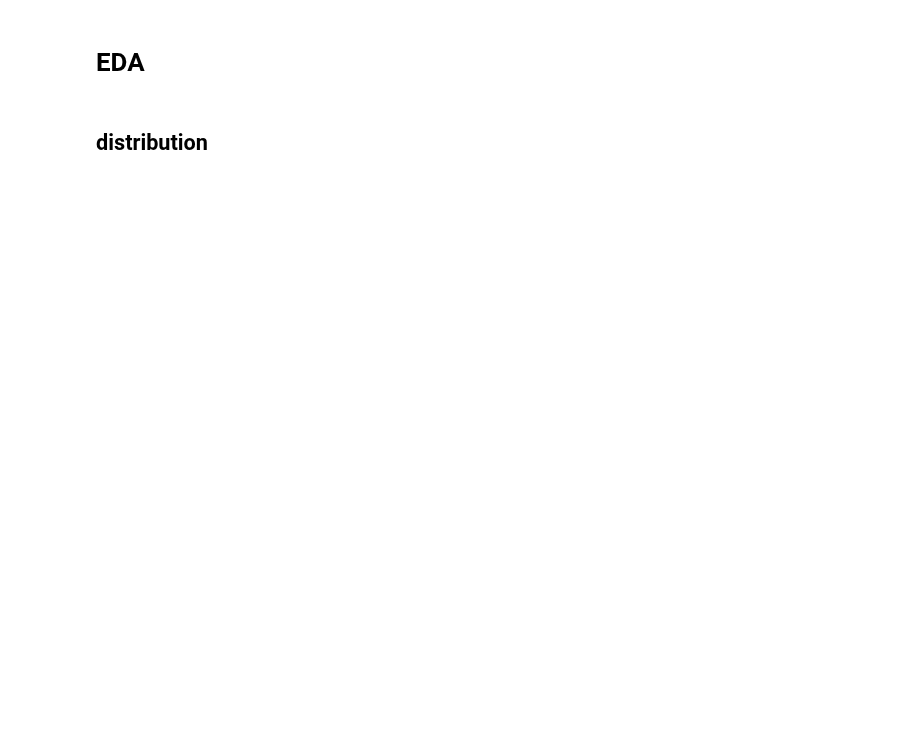
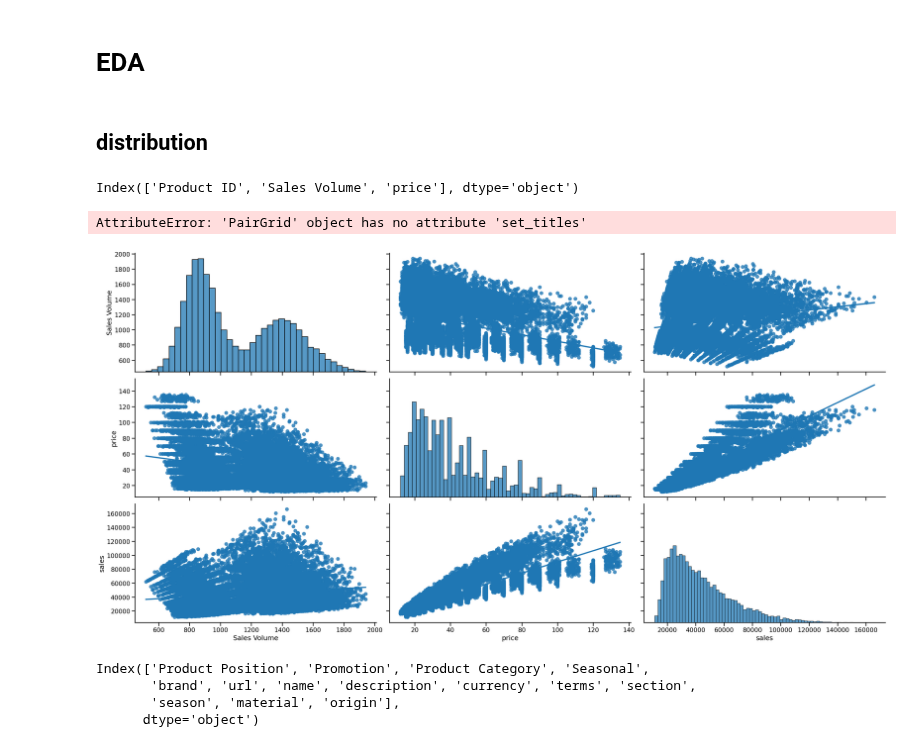
Before and after one commit to tamngm/demokit-megaverse, a Jupyter notebook: notebook/eda_marixe_zara_product_pricing.ipynb, the cells around one changed output. Saved outputs shown, nothing was run; the diff lists cells and outputs as text; code cells hidden in the pictures; blank space fills up the shorter version.

```diff
--- a/notebook/eda_marixe_zara_product_pricing.ipynb
+++ b/notebook/eda_marixe_zara_product_pricing.ipynb
@@ -10,6 +10,7 @@ from scipy import stats
 # %%
 # Set display to show all columns
 pd.set_option('display.max_columns', None)
+sns.set_context("talk")
 # %% [markdown]
 # Download dataset
 # %%
@@ -125,0 +137,6 @@ values in origin: ['Brazil' 'Turkey' 'Morocco' 'China' 'Portugal' 'India' 'Bangl
+# %%
+df['sales'] = df['Sales Volume'] * df['price']
+num_col = ['Sales Volume', 'price', 'sales']
+obj_col = ['Product Position', 'Promotion', 'Seasonal', 'terms', 'section', 'season', 'material']
+print(f'numeric cols: {num_col}')
+print(f'object cols: {obj_col}')
@@ -127,7 +147,21 @@ values in origin: ['Brazil' 'Turkey' 'Morocco' 'China' 'Portugal' 'India' 'Bangl
 # EDA
 # %% [markdown]
 ## distribution
+# %%
+num_col
+# %% [output]
+Index(['Product ID', 'Sales Volume', 'price'], dtype='object')
 # %%
 # plt.figure(figsize=(15,8))
-ax=sns.pairplot(data=df[num_col], kind='reg', height=5, aspect=2, diag_kind='hist' )
+ax=sns.pairplot(data=df[['Sales Volume', 'price', 'sales']], kind='reg', height=5, aspect=2, diag_kind='hist' )
 ax.set_titles('distribution of numeric columns')
+# %% [output]
+AttributeError: 'PairGrid' object has no attribute 'set_titles'
+[figure, added]
+# %%
+obj_col
+# %% [output]
+Index(['Product Position', 'Promotion', 'Product Category', 'Seasonal',
+       'brand', 'url', 'name', 'description', 'currency', 'terms', 'section',
+       'season', 'material', 'origin'],
+      dtype='object')
```
Also changed, not shown: parts of 70 cells of this notebook, 8 other files.
